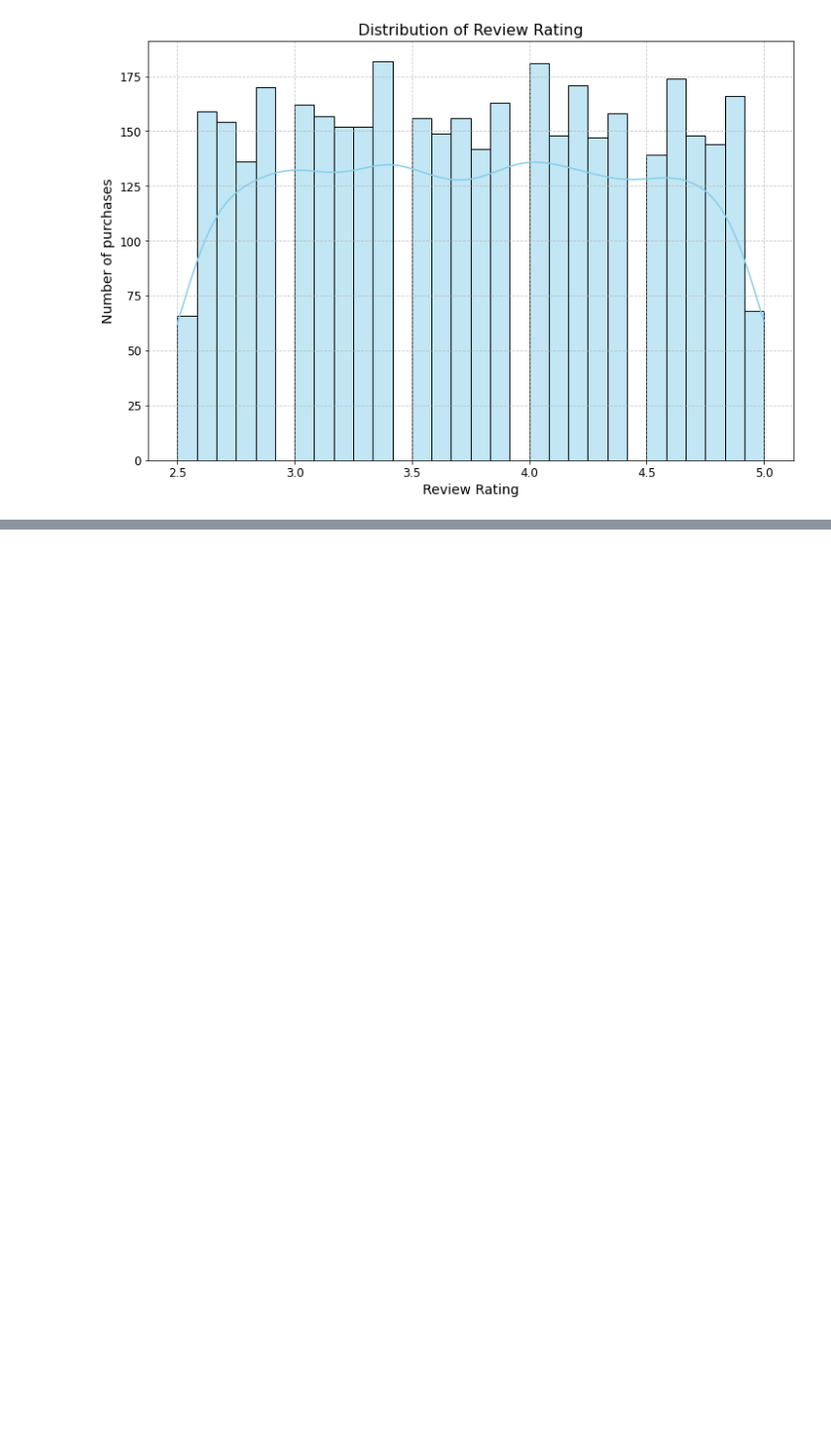
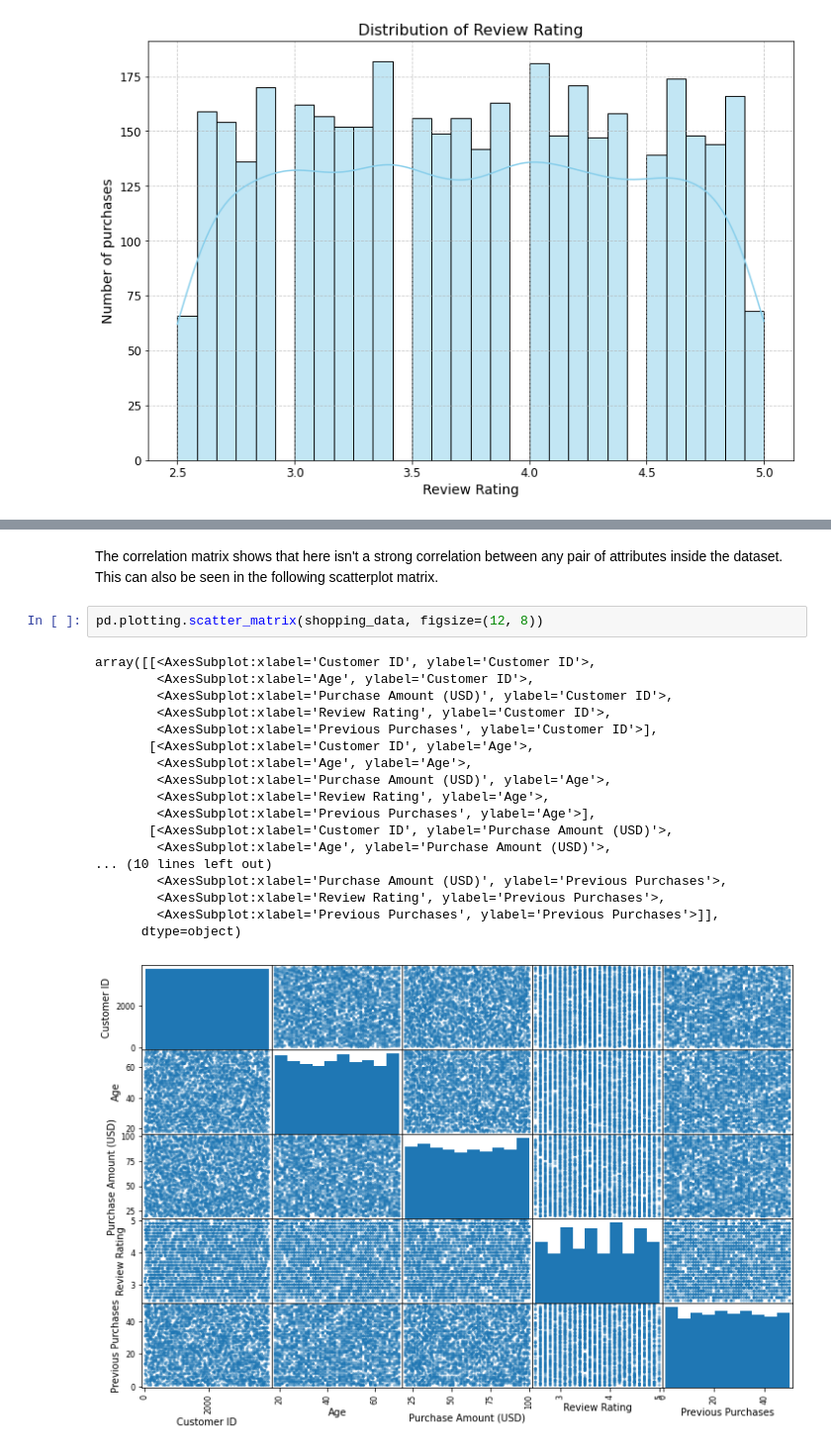
Before and after one commit to AleandroPresta/customer-shopping-analysis, a Jupyter notebook: customer-shopping/notebooks/Data Exploration.ipynb, the cells around one changed output, grey strips where cells are left out. Shown at 99% size. Drawn from its saved outputs; the diff is of its cells as text; blank space fills up the shorter version.

```diff
--- a/customer-shopping/notebooks/Data Exploration.ipynb
+++ b/customer-shopping/notebooks/Data Exploration.ipynb
@@ -184,0 +197,23 @@ The review rating varies between 2.5 and 5. In this attribute there is also no c
+# %% [markdown]
+The correlation matrix shows that here isn't a strong correlation between any pair of attributes inside the dataset. This can also be seen in the following scatterplot matrix.
+# %%
+pd.plotting.scatter_matrix(shopping_data, figsize=(12, 8))
+# %% [output]
+array([[<AxesSubplot:xlabel='Customer ID', ylabel='Customer ID'>,
+        <AxesSubplot:xlabel='Age', ylabel='Customer ID'>,
+        <AxesSubplot:xlabel='Purchase Amount (USD)', ylabel='Customer ID'>,
+        <AxesSubplot:xlabel='Review Rating', ylabel='Customer ID'>,
+        <AxesSubplot:xlabel='Previous Purchases', ylabel='Customer ID'>],
+       [<AxesSubplot:xlabel='Customer ID', ylabel='Age'>,
+        <AxesSubplot:xlabel='Age', ylabel='Age'>,
+        <AxesSubplot:xlabel='Purchase Amount (USD)', ylabel='Age'>,
+        <AxesSubplot:xlabel='Review Rating', ylabel='Age'>,
+        <AxesSubplot:xlabel='Previous Purchases', ylabel='Age'>],
+       [<AxesSubplot:xlabel='Customer ID', ylabel='Purchase Amount (USD)'>,
+        <AxesSubplot:xlabel='Age', ylabel='Purchase Amount (USD)'>,
+... (10 lines left out)
+        <AxesSubplot:xlabel='Purchase Amount (USD)', ylabel='Previous Purchases'>,
+        <AxesSubplot:xlabel='Review Rating', ylabel='Previous Purchases'>,
+        <AxesSubplot:xlabel='Previous Purchases', ylabel='Previous Purchases'>]],
+      dtype=object)
+[figure, added]
```
Also changed, not shown: parts of 2 cells of this notebook.
